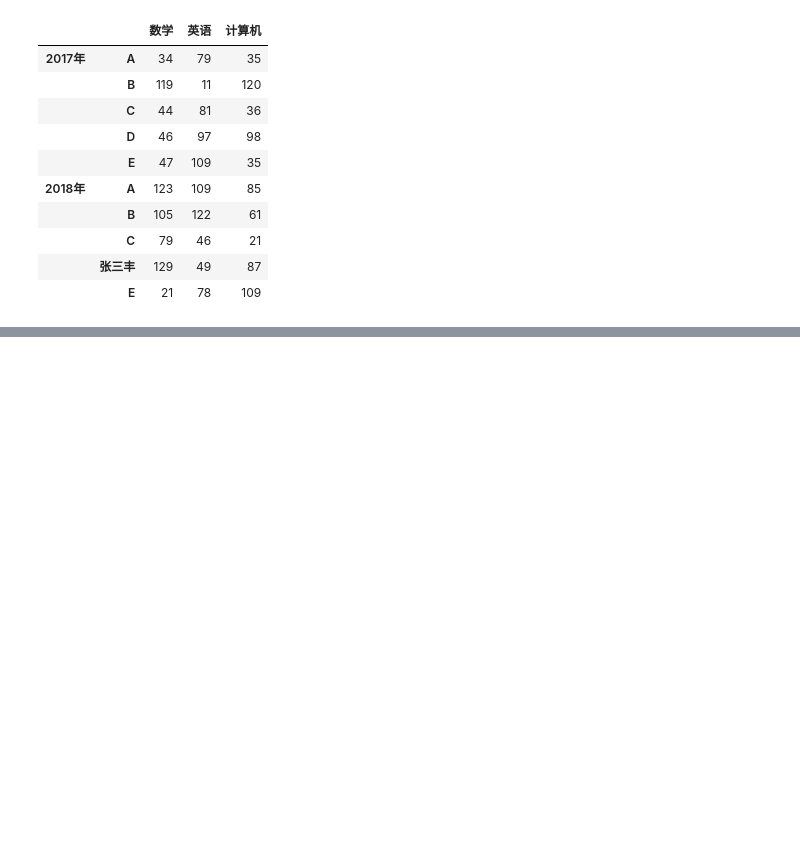
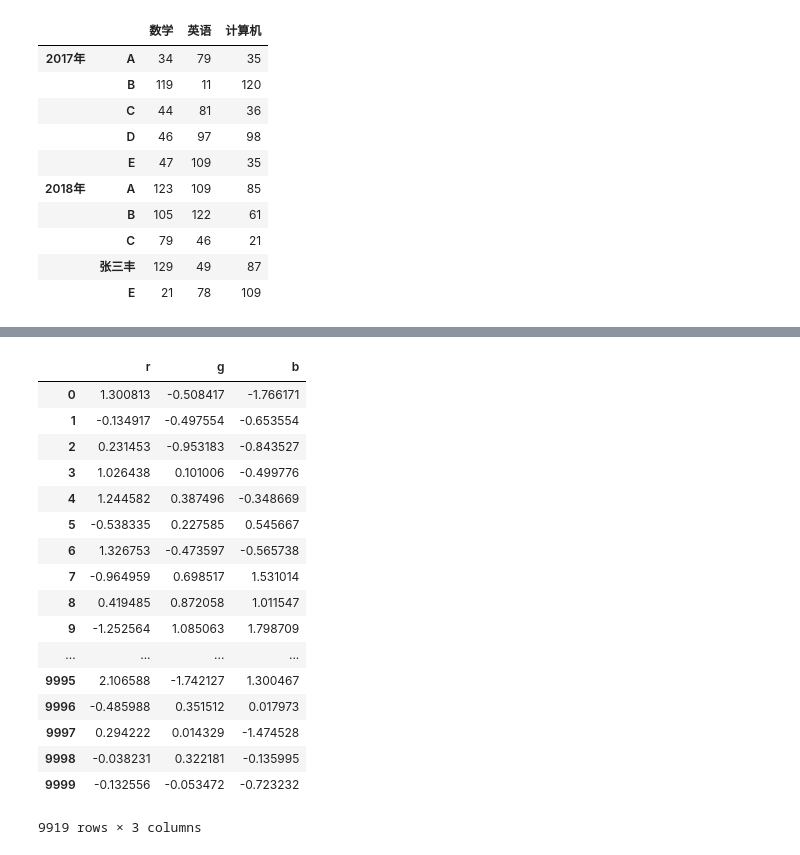
Before and after one commit to disenQF/05data, a Jupyter notebook: day05/Pandas数据处理II.ipynb, the cells around one changed output, grey strips where cells are left out. Drawn from its saved outputs; the diff is of its cells as text; code cells hidden in the pictures; blank space fills up the shorter version.

```diff
--- a/day05/Pandas数据处理II.ipynb
+++ b/day05/Pandas数据处理II.ipynb
@@ -337,0 +456,4 @@ df
+# %%
+# 获取要删除数据的索引
+drop_index = ddd[(np.abs(ddd) > ddd.std()*3).any(axis=1)].index
+drop_index
@@ -337,0 +470,23 @@ df
+# %%
+# 注意：新版本drop(labels, axis=0, index, columns)
+# ddd.drop(index=drop_index, inplace=True)
+ddd.drop(drop_index)
+# %% [output]
+|  | r | g | b |
+| 0 | 1.300813 | -0.508417 | -1.766171 |
+| 1 | -0.134917 | -0.497554 | -0.653554 |
+| 2 | 0.231453 | -0.953183 | -0.843527 |
+| 3 | 1.026438 | 0.101006 | -0.499776 |
+| 4 | 1.244582 | 0.387496 | -0.348669 |
+| 5 | -0.538335 | 0.227585 | 0.545667 |
+| 6 | 1.326753 | -0.473597 | -0.565738 |
+| 7 | -0.964959 | 0.698517 | 1.531014 |
+| 8 | 0.419485 | 0.872058 | 1.011547 |
+| 9 | -1.252564 | 1.085063 | 1.798709 |
+| ... | ... | ... | ... |
+| 9995 | 2.106588 | -1.742127 | 1.300467 |
+| 9996 | -0.485988 | 0.351512 | 0.017973 |
+| 9997 | 0.294222 | 0.014329 | -1.474528 |
+| 9998 | -0.038231 | 0.322181 | -0.135995 |
+| 9999 | -0.132556 | -0.053472 | -0.723232 |
+9919 rows × 3 columns
```
Also changed, not shown: parts of 48 cells of this notebook, 2 other files.
